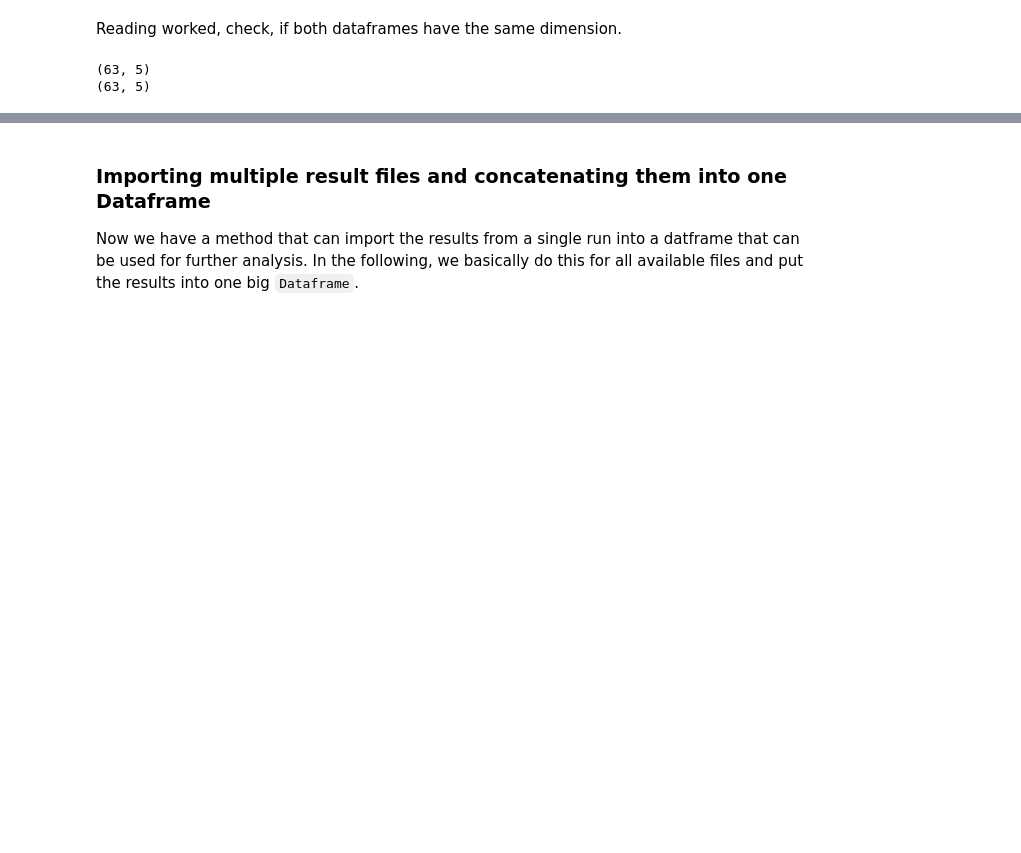
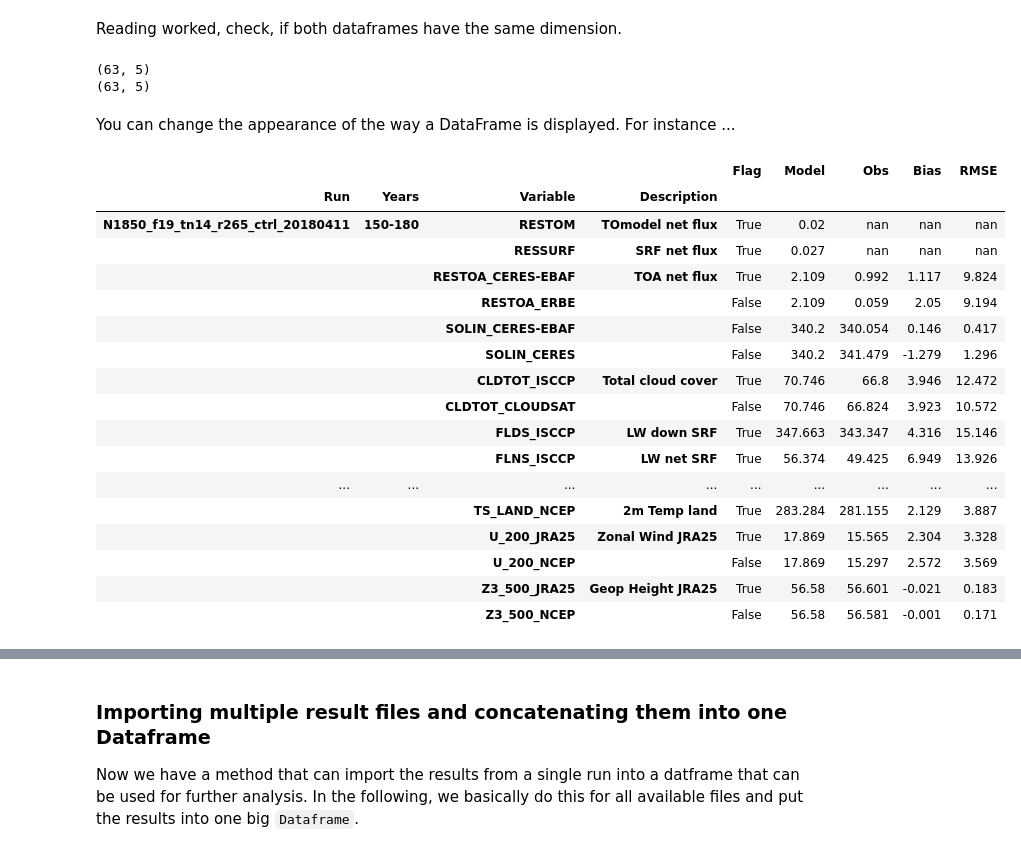
Before and after one commit to jgliss/my_notebooks, a Jupyter notebook: notebooks/read_ascii_cams_diag.ipynb, the cells around one changed output, grey strips where cells are left out. Saved outputs shown, nothing was run; the diff lists cells and outputs as text; code cells hidden in the pictures; blank space fills up the shorter version.

```diff
--- a/notebooks/read_ascii_cams_diag.ipynb
+++ b/notebooks/read_ascii_cams_diag.ipynb
@@ -197,3 +197,26 @@ print(df1.shape)
 # %% [output]
 (63, 5)
 (63, 5)
+# %% [markdown]
+You can change the appearance of the way a DataFrame is displayed. For instance ...
+# %%
+df1.style.background_gradient(cmap="GnBu", low=0.5, high=0.5, axis=0).highlight_null("red")
+# %% [output]
+|  |  |  |  | Flag | Model | Obs | Bias | RMSE |
+| Run | Years | Variable | Description |  |  |  |  |  |
+| N1850_f19_tn14_r265_ctrl_20180411 | 150-180 | RESTOM | TOmodel net flux | True | 0.02 | nan | nan | nan |
+|  |  | RESSURF | SRF net flux | True | 0.027 | nan | nan | nan |
+|  |  | RESTOA_CERES-EBAF | TOA net flux | True | 2.109 | 0.992 | 1.117 | 9.824 |
+|  |  | RESTOA_ERBE |  | False | 2.109 | 0.059 | 2.05 | 9.194 |
+|  |  | SOLIN_CERES-EBAF |  | False | 340.2 | 340.054 | 0.146 | 0.417 |
+|  |  | SOLIN_CERES |  | False | 340.2 | 341.479 | -1.279 | 1.296 |
+|  |  | CLDTOT_ISCCP | Total cloud cover | True | 70.746 | 66.8 | 3.946 | 12.472 |
+|  |  | CLDTOT_CLOUDSAT |  | False | 70.746 | 66.824 | 3.923 | 10.572 |
+|  |  | FLDS_ISCCP | LW down SRF | True | 347.663 | 343.347 | 4.316 | 15.146 |
+|  |  | FLNS_ISCCP | LW net SRF | True | 56.374 | 49.425 | 6.949 | 13.926 |
+| ... | ... | ... | ... | ... | ... | ... | ... | ... |
+|  |  | TS_LAND_NCEP | 2m Temp land | True | 283.284 | 281.155 | 2.129 | 3.887 |
+|  |  | U_200_JRA25 | Zonal Wind JRA25 | True | 17.869 | 15.565 | 2.304 | 3.328 |
+|  |  | U_200_NCEP |  | False | 17.869 | 15.297 | 2.572 | 3.569 |
+|  |  | Z3_500_JRA25 | Geop Height JRA25 | True | 56.58 | 56.601 | -0.021 | 0.183 |
+|  |  | Z3_500_NCEP |  | False | 56.58 | 56.581 | -0.001 | 0.171 |
```
Also changed, not shown: parts of 11 cells of this notebook, 1 other file.
